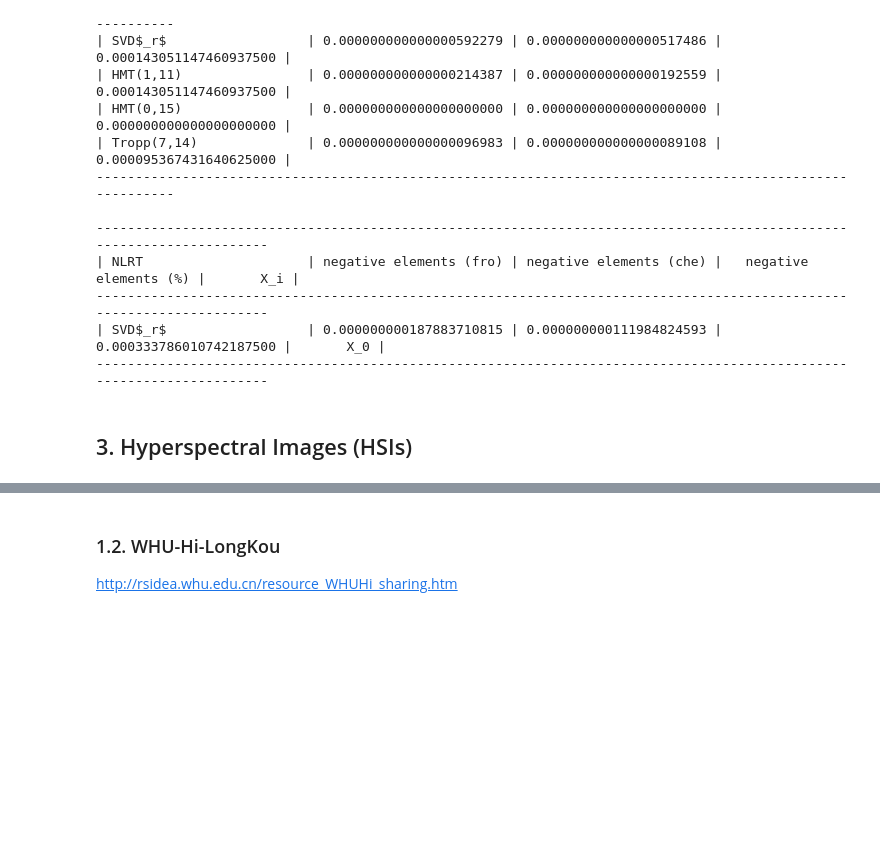
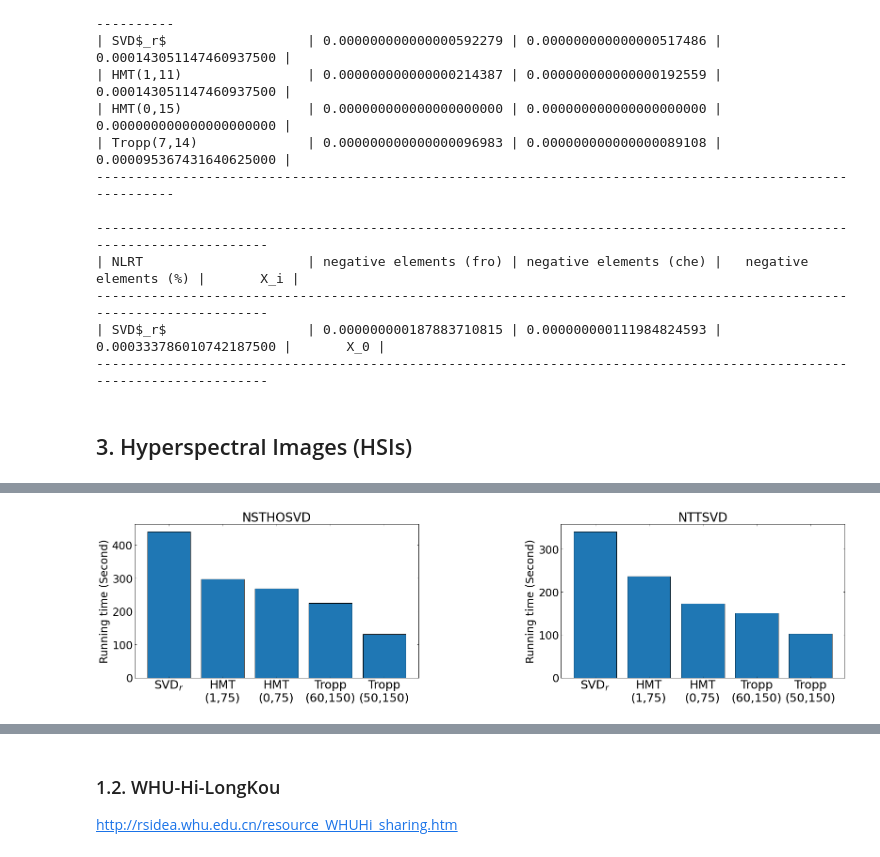
Before and after one commit to azamat11235/NLRTA, a Jupyter notebook: tensor_case.ipynb, the cells around one changed output, grey strips where cells are left out. Saved outputs shown, nothing was run; the diff lists cells and outputs as text; code cells hidden in the pictures; blank space fills up the shorter version.

```diff
--- a/tensor_case.ipynb
+++ b/tensor_case.ipynb
@@ -497,0 +549,7 @@ ex.printNegativePart()
+# %%
+hoRanks = [33, 40, 40]
+ttRanks = [33, 33]
+itersNum = 100
+
+ex = Experiment(tensor=img, ttSvdrList=ttSvdrList, hoSvdrList=hoSvdrList)
+ex.setRanks(hoRanks=hoRanks, ttRanks=ttRanks)
@@ -497,0 +599,10 @@ ex.printNegativePart()
+# %%
+fig, ax = ex.plotRuntimes(figsize=(27, 6),
+                          titlesize=26,
+                          ylabelsize=23,
+                          xticksize=25,
+                          yticksize=23,
+                          wspace=0.5,
+                          paramsNewLine=True)
+# %% [output]
+[figure, added]
```
Also changed, not shown: parts of 33 cells of this notebook, 1 other file.
